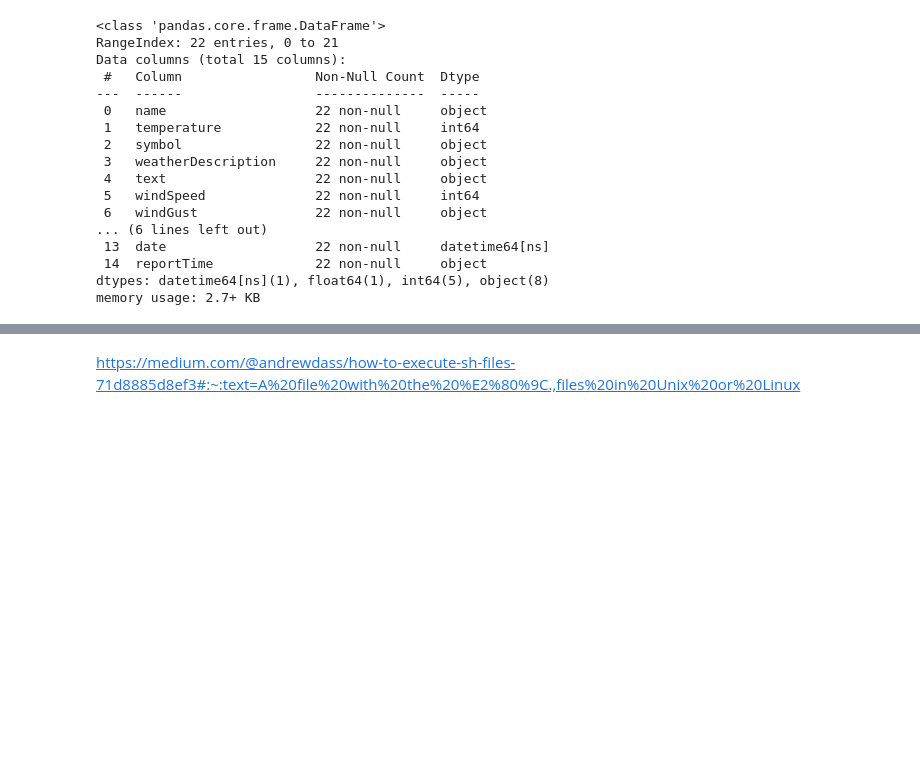
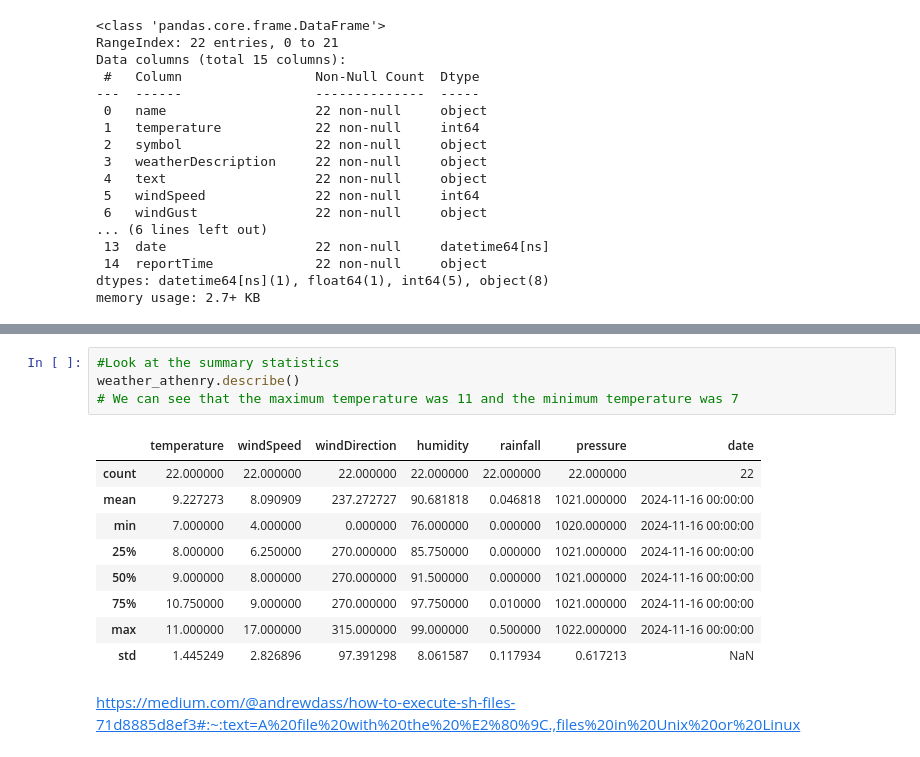
Before and after one commit to Grainne10/computer_infrastructure, a Jupyter notebook: weather.ipynb, the cells around one changed output, grey strips where cells are left out. Saved outputs shown, nothing was run; the diff lists cells and outputs as text; blank space fills up the shorter version.

```diff
--- a/weather.ipynb
+++ b/weather.ipynb
@@ -125,2 +147,16 @@ memory usage: 2.7+ KB
+# %%
+#Look at the summary statistics
+weather_athenry.describe()
+# We can see that the maximum temperature was 11 and the minimum temperature was 7
+# %% [output]
+|  | temperature | windSpeed | windDirection | humidity | rainfall | pressure | date |
+| count | 22.000000 | 22.000000 | 22.000000 | 22.000000 | 22.000000 | 22.000000 | 22 |
+| mean | 9.227273 | 8.090909 | 237.272727 | 90.681818 | 0.046818 | 1021.000000 | 2024-11-16 00:00:00 |
+| min | 7.000000 | 4.000000 | 0.000000 | 76.000000 | 0.000000 | 1020.000000 | 2024-11-16 00:00:00 |
+| 25% | 8.000000 | 6.250000 | 270.000000 | 85.750000 | 0.000000 | 1021.000000 | 2024-11-16 00:00:00 |
+| 50% | 9.000000 | 8.000000 | 270.000000 | 91.500000 | 0.000000 | 1021.000000 | 2024-11-16 00:00:00 |
+| 75% | 10.750000 | 9.000000 | 270.000000 | 97.750000 | 0.010000 | 1021.000000 | 2024-11-16 00:00:00 |
+| max | 11.000000 | 17.000000 | 315.000000 | 99.000000 | 0.500000 | 1022.000000 | 2024-11-16 00:00:00 |
+| std | 1.445249 | 2.826896 | 97.391298 | 8.061587 | 0.117934 | 0.617213 | NaN |
 # %% [markdown]
 [https://medium.com/@andrewdass/how-to-execute-sh-files-71d8885d8ef3#:~:text=A%20file%20with%20the%20%E2%80%9C.,files%20in%20Unix%20or%20Linux](https://medium.com/@andrewdass/how-to-execute-sh-files-71d8885d8ef3#:~:text=A%20file%20with%20the%20%E2%80%9C.,files%20in%20Unix%20or%20Linux.)
```
Also changed, not shown: parts of 13 cells of this notebook.
